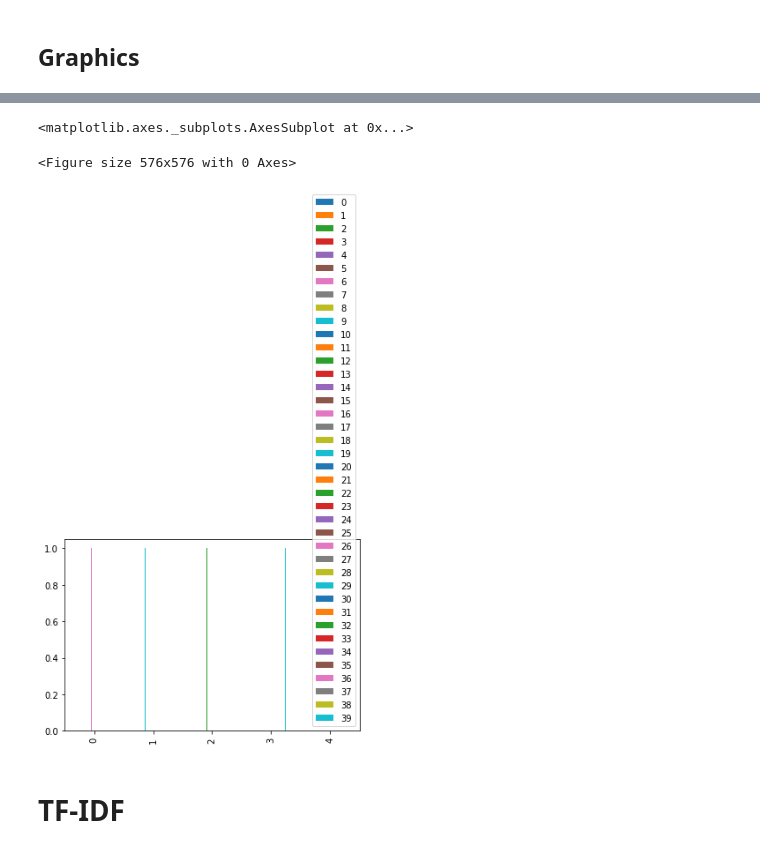
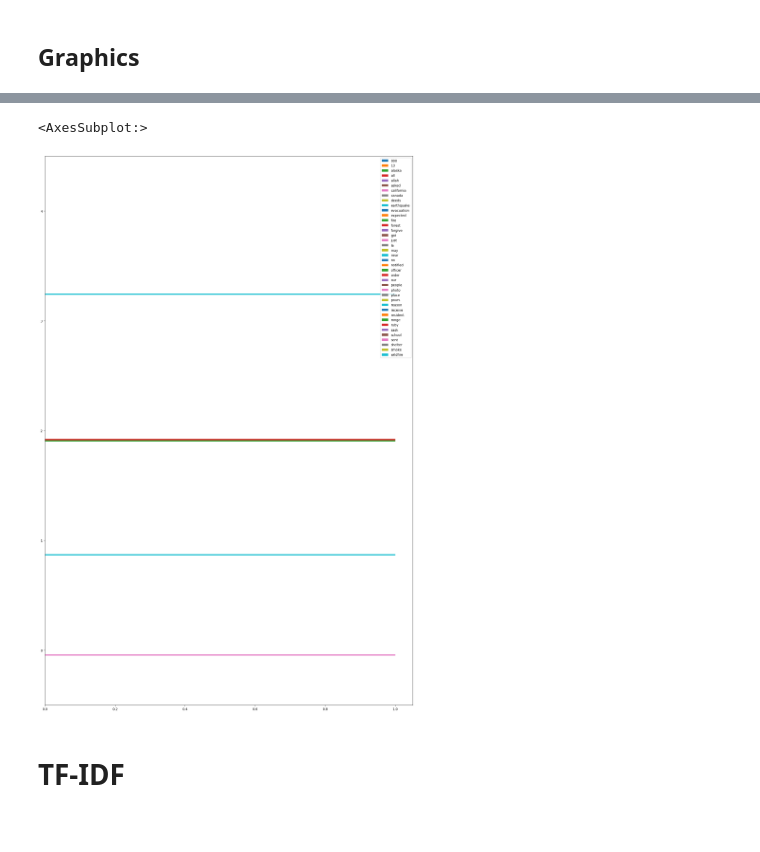
Before and after one commit to kostya85/nlp-getting-started, a Jupyter notebook: main.ipynb, the cells around one changed output, grey strips where cells are left out. Cells and saved outputs as stored; diff of their text form; code cells hidden in the pictures.

```diff
--- a/main.ipynb
+++ b/main.ipynb
@@ -277,11 +282,9 @@ test_vectors_df
 5 rows × 40 columns
-# %%
-plt.figure(figsize=(8,8))
-test_vectors_df.plot(kind='bar')
-# %% [output]
-<matplotlib.axes._subplots.AxesSubplot at 0x...>
-<Figure size 576x576 with 0 Axes>
-[figure, removed]
+# %%
+test_vectors_df.plot(kind='barh', figsize=(20,30))
+# %% [output]
+<AxesSubplot:>
+[figure, added]
 # %% [markdown]
 # TF-IDF
 # %%
```
Also changed, not shown: parts of 13 cells of this notebook.
